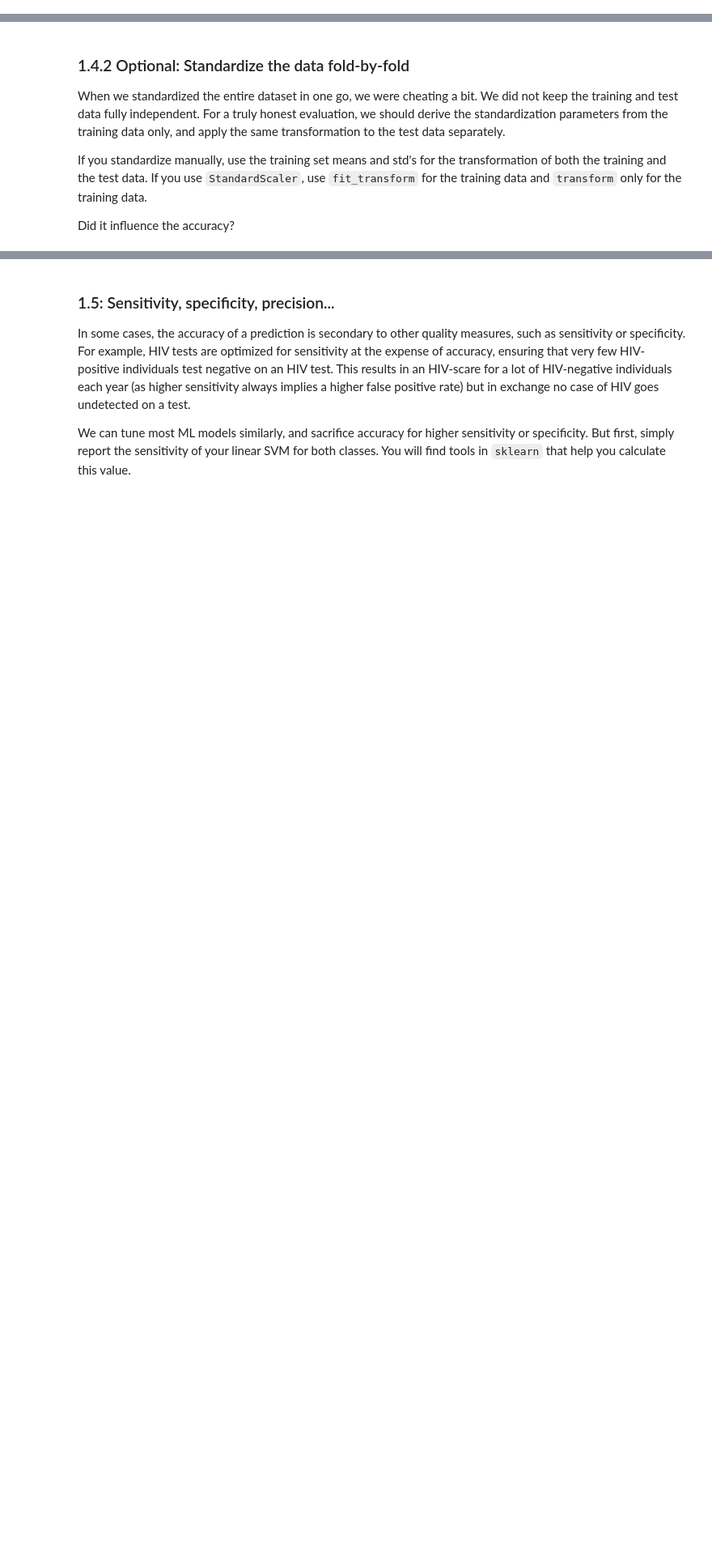
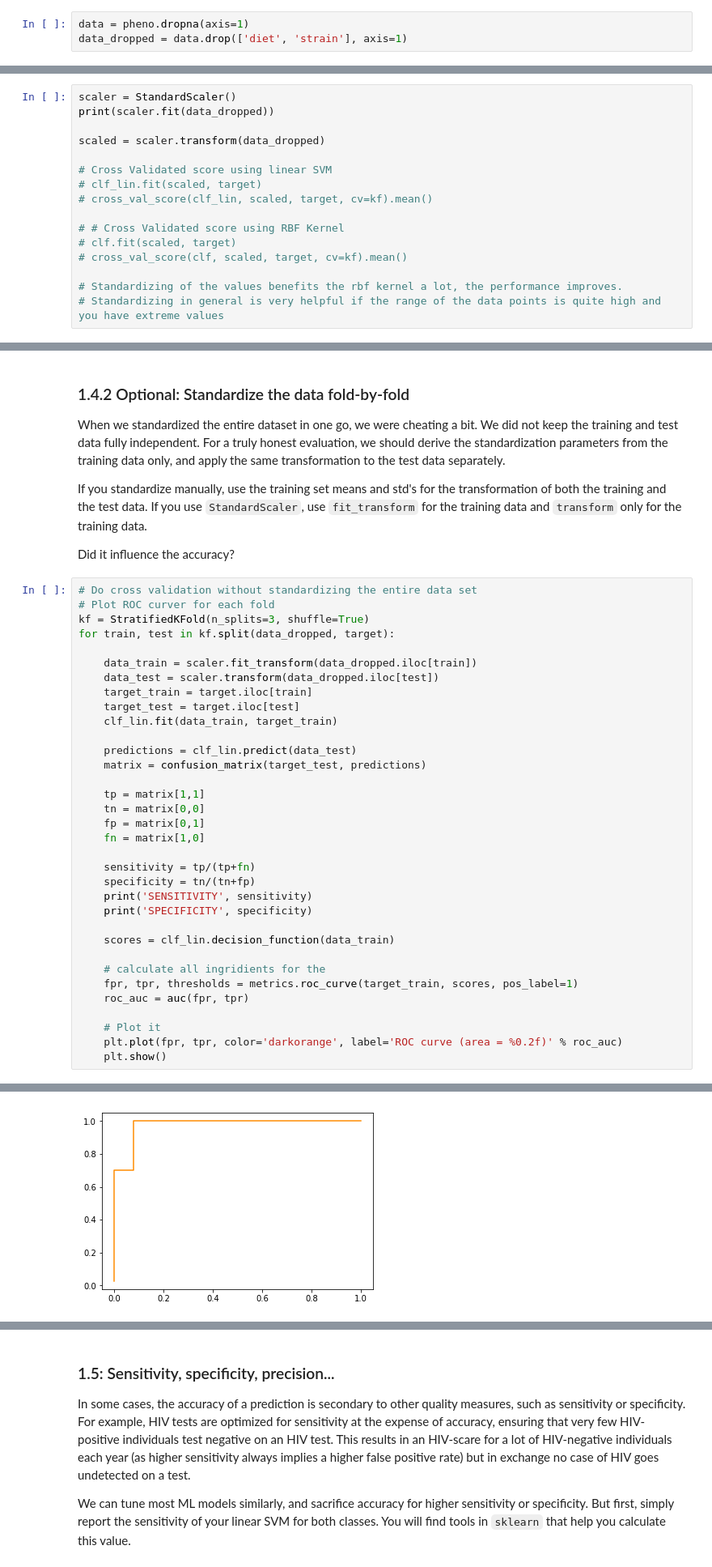
Before and after one commit to JoKuebler/Bioinformatics_ML, a Jupyter notebook: notebooks/Day89_Supervised_ML2.ipynb, the cells around one changed output, grey strips where cells are left out. Shown at 81% size. Drawn from its saved outputs; the diff is of its cells as text; blank space fills up the shorter version.

```diff
--- a/notebooks/Day89_Supervised_ML2.ipynb
+++ b/notebooks/Day89_Supervised_ML2.ipynb
@@ -30,3 +55,6 @@ Also, drop the columns `diet` and `strain` from the data table, since we don't w
+# %%
+data = pheno.dropna(axis=1)
+data_dropped = data.drop(['diet', 'strain'], axis=1)
 # %% [markdown]
 ### 1.2 Use an SVM for your predictions
 Try the RBF kernel for a change. First, fit and score using the entire dataset, and print out the accuracy.
@@ -39,3 +82,19 @@ Was it better or worse than with the RBF? Why?
 Look at the value ranges of each feature. Standardize them, such that they all have zero mean and 1 standard deviation. Either by simply subtracting the means and dividing by the standard deviations, or using the `sklearn.preprocessing.StandardScaler` class.
 
 Display the cross-validated scores using an RBF and a linear SVM.
+# %%
+scaler = StandardScaler()
+print(scaler.fit(data_dropped))
+
+scaled = scaler.transform(data_dropped)
+
+# Cross Validated score using linear SVM
+# clf_lin.fit(scaled, target)
+# cross_val_score(clf_lin, scaled, target, cv=kf).mean()
+
+# # Cross Validated score using RBF Kernel
+# clf.fit(scaled, target)
+# cross_val_score(clf, scaled, target, cv=kf).mean()
+
+# Standardizing of the values benefits the rbf kernel a lot, the performance improves.
+# Standardizing in general is very helpful if the range of the data points is quite high and you have extreme values
@@ -47,3 +108,38 @@ When we standardized the entire dataset in one go, we were cheating a bit. We di
 If you standardize manually, use the training set means and std's for the transformation of both the training and the test data. If you use `StandardScaler`, use `fit_transform` for the training data and `transform` only for the training data.
 
 Did it influence the accuracy?
+# %%
+# Do cross validation without standardizing the entire data set
+# Plot ROC curver for each fold
+kf = StratifiedKFold(n_splits=3, shuffle=True)
+for train, test in kf.split(data_dropped, target):
+
+    data_train = scaler.fit_transform(data_dropped.iloc[train])
+    data_test = scaler.transform(data_dropped.iloc[test])
+    target_train = target.iloc[train]
+    target_test = target.iloc[test]
+    clf_lin.fit(data_train, target_train)
+
+    predictions = clf_lin.predict(data_test)
+    matrix = confusion_matrix(target_test, predictions)
+
+    tp = matrix[1,1]
+    tn = matrix[0,0]
+    fp = matrix[0,1]
+    fn = matrix[1,0]
+
+    sensitivity = tp/(tp+fn)
+    specificity = tn/(tn+fp)
+    print('SENSITIVITY', sensitivity)
+    print('SPECIFICITY', specificity)
+
+    scores = clf_lin.decision_function(data_train)
+
+    # calculate all ingridients for the
+    fpr, tpr, thresholds = metrics.roc_curve(target_train, scores, pos_label=1)
+    roc_auc = auc(fpr, tpr)
+
+    # Plot it
+    plt.plot(fpr, tpr, color='darkorange', label='ROC curve (area = %0.2f)' % roc_auc)
+    plt.show()
+# %% [output]
@@ -49,0 +148 @@ Did it influence the accuracy?
+[figure, added]
```
Also changed, not shown: parts of 10 cells of this notebook, 1 other file.
